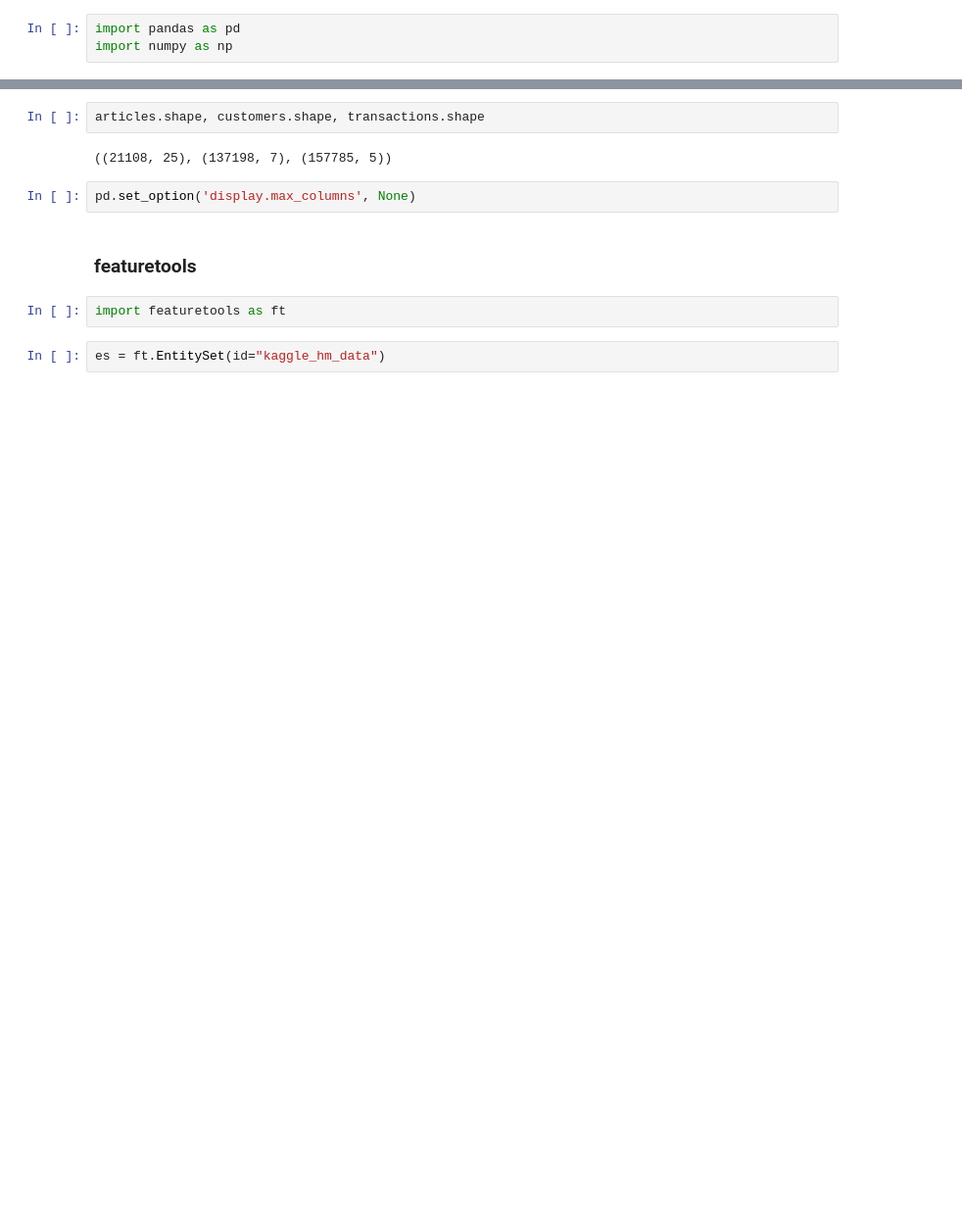
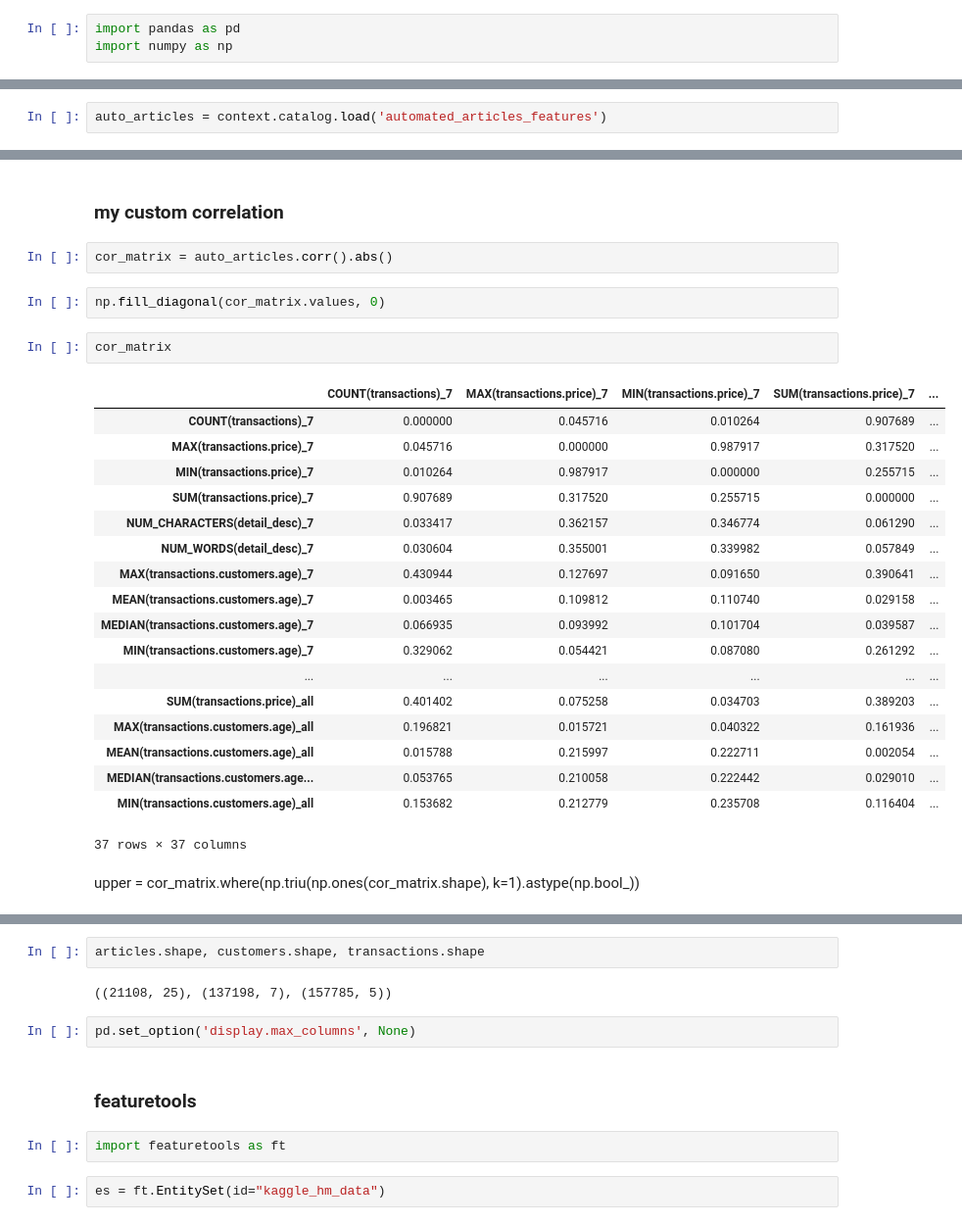
Before and after one commit to getindata/quickstart-ml-blueprints, a Jupyter notebook: notebooks/feature_engineering_featuretools.ipynb, the cells around one changed output, grey strips where cells are left out. Shown: that part at 98% size. Drawn from its saved outputs; the diff is of its cells as text; blank space fills up the shorter version.

```diff
--- a/notebooks/feature_engineering_featuretools.ipynb
+++ b/notebooks/feature_engineering_featuretools.ipynb
@@ -49,0 +52,2 @@ transactions = context.catalog.load('transactions_sample')
+# %%
+auto_articles = context.catalog.load('automated_articles_features')
@@ -49,0 +130,29 @@ transactions = context.catalog.load('transactions_sample')
+# %% [markdown]
+### my custom correlation
+# %%
+cor_matrix = auto_articles.corr().abs()
+# %%
+np.fill_diagonal(cor_matrix.values, 0)
+# %%
+cor_matrix
+# %% [output]
+|  | COUNT(transactions)_7 | MAX(transactions.price)_7 | MIN(transactions.price)_7 | SUM(transactions.price)_7 | ... |
+| COUNT(transactions)_7 | 0.000000 | 0.045716 | 0.010264 | 0.907689 | ... |
+| MAX(transactions.price)_7 | 0.045716 | 0.000000 | 0.987917 | 0.317520 | ... |
+| MIN(transactions.price)_7 | 0.010264 | 0.987917 | 0.000000 | 0.255715 | ... |
+| SUM(transactions.price)_7 | 0.907689 | 0.317520 | 0.255715 | 0.000000 | ... |
+| NUM_CHARACTERS(detail_desc)_7 | 0.033417 | 0.362157 | 0.346774 | 0.061290 | ... |
+| NUM_WORDS(detail_desc)_7 | 0.030604 | 0.355001 | 0.339982 | 0.057849 | ... |
+| MAX(transactions.customers.age)_7 | 0.430944 | 0.127697 | 0.091650 | 0.390641 | ... |
+| MEAN(transactions.customers.age)_7 | 0.003465 | 0.109812 | 0.110740 | 0.029158 | ... |
+| MEDIAN(transactions.customers.age)_7 | 0.066935 | 0.093992 | 0.101704 | 0.039587 | ... |
+| MIN(transactions.customers.age)_7 | 0.329062 | 0.054421 | 0.087080 | 0.261292 | ... |
+| ... | ... | ... | ... | ... | ... |
+| SUM(transactions.price)_all | 0.401402 | 0.075258 | 0.034703 | 0.389203 | ... |
+| MAX(transactions.customers.age)_all | 0.196821 | 0.015721 | 0.040322 | 0.161936 | ... |
+| MEAN(transactions.customers.age)_all | 0.015788 | 0.215997 | 0.222711 | 0.002054 | ... |
+| MEDIAN(transactions.customers.age... | 0.053765 | 0.210058 | 0.222442 | 0.029010 | ... |
+| MIN(transactions.customers.age)_all | 0.153682 | 0.212779 | 0.235708 | 0.116404 | ... |
+37 rows × 37 columns
+# %% [markdown]
+upper = cor_matrix.where(np.triu(np.ones(cor_matrix.shape), k=1).astype(np.bool_))
```
Also changed, not shown: parts of 69 cells of this notebook.
